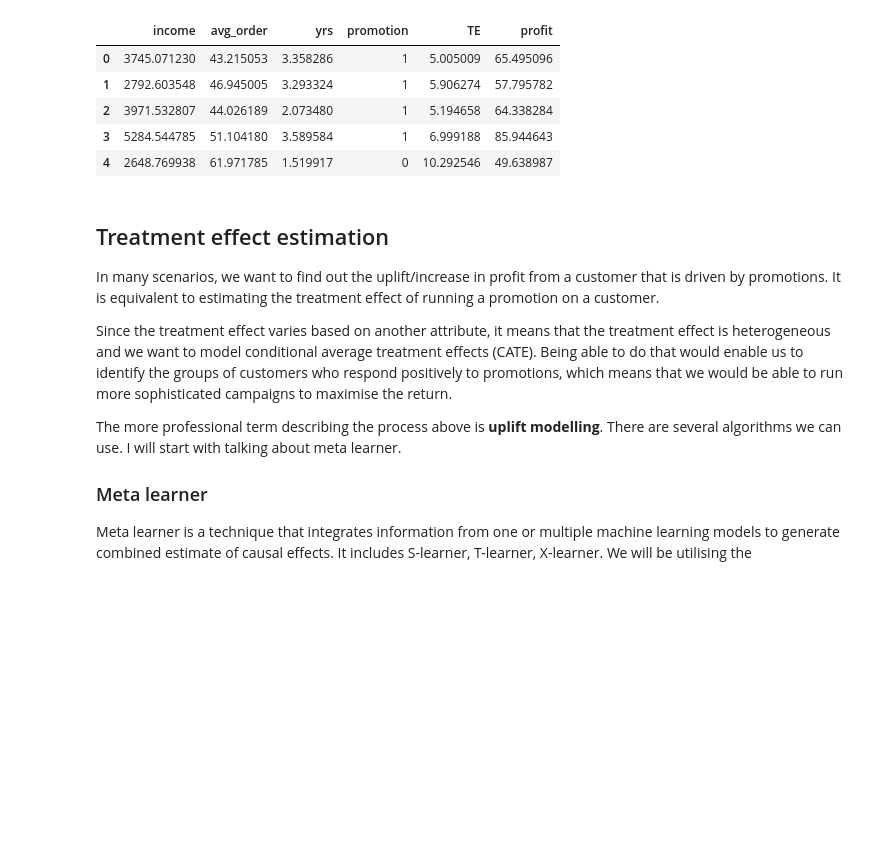
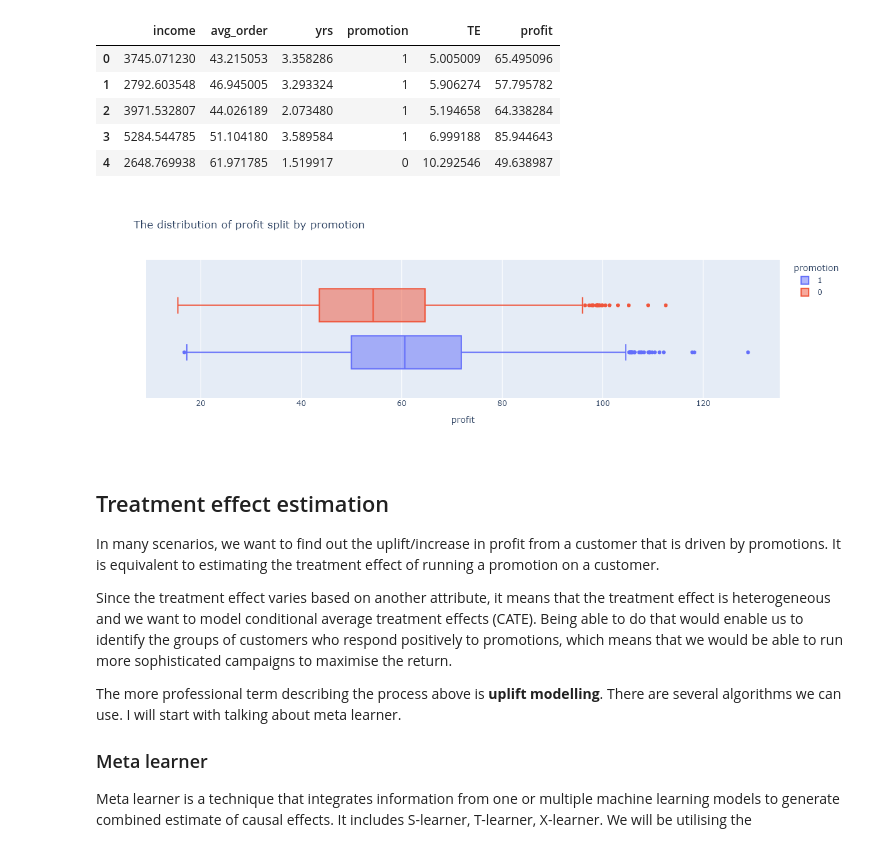
Before and after one commit to leowu4ever/causal-inference, a Jupyter notebook: uplift_modelling.ipynb, the cells around one changed output. Cells and saved outputs as stored; diff of their text form; code cells hidden in the pictures; blank space fills up the shorter version.

Commit message:
- added comparsion section plots

```diff
--- a/uplift_modelling.ipynb
+++ b/uplift_modelling.ipynb
@@ -72,7 +72,10 @@ df.head()
 | 3 | 5284.544785 | 51.104180 | 3.589584 | 1 | 6.999188 | 85.944643 |
 | 4 | 2648.769938 | 61.971785 | 1.519917 | 0 | 10.292546 | 49.638987 |
 # %%
-px.box(df, x='profit', color='promotion', width=1000, height=400, title='The distribution of profit split by promotion').show(renderer='svg')
+px.box(df, x='profit', color='promotion', width=1200, height=400, title='The distribution of profit split by promotion').write_image('diagrams\promotion_dist.png')
+Image('diagrams/promotion_dist.png')
+# %% [output]
+[figure, added]
 # %% [markdown]
 ## Treatment effect estimation
 
```
Also changed, not shown: parts of 4 cells of this notebook, 3 other files.
